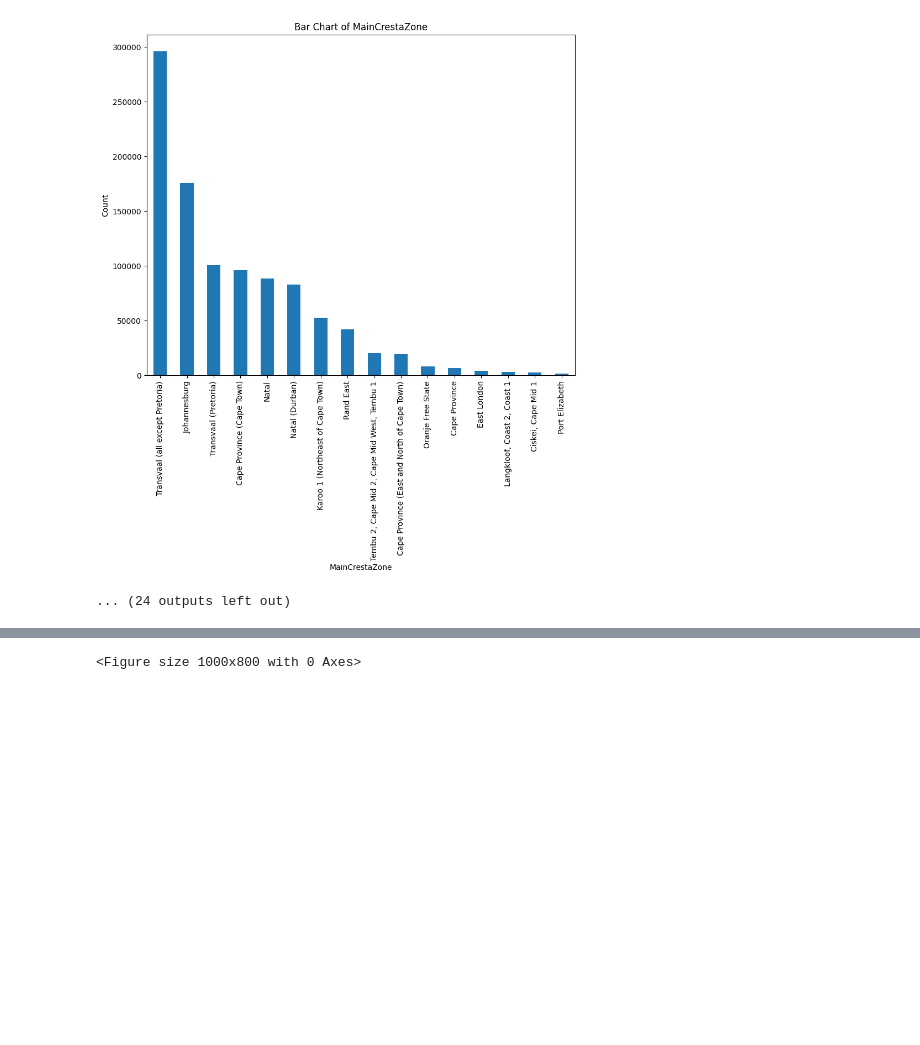
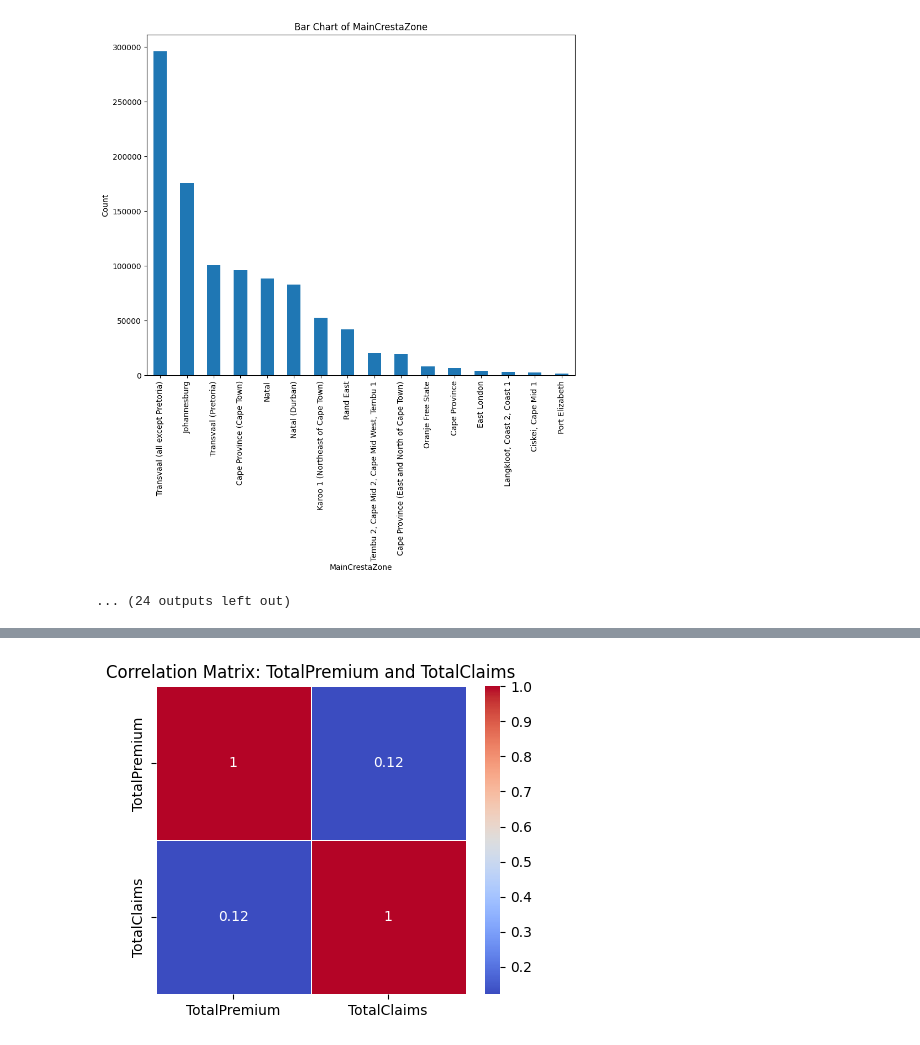
Before and after one commit to bef898/-Insurance-Claim-Analysis, a Jupyter notebook: notebooks/eda.ipynb, the cells around one changed output, grey strips where cells are left out. Cells and saved outputs as stored; diff of their text form; code cells hidden in the pictures; blank space fills up the shorter version.

```diff
--- a/notebooks/eda.ipynb
+++ b/notebooks/eda.ipynb
@@ -123,5 +123,6 @@ EDA.plot_bar_charts(categorical_columns)
 [figure]
 ... (24 outputs left out)
 # %%
-EDA.plot_correlation_matrix()
+EDA.plot_correlation_matrix('TotalPremium',
+       'TotalClaims')
 # %% [output]
@@ -129 +129 @@ ValueError: could not convert string to float: '2015-03-01 00:00:00'
-<Figure size 1000x800 with 0 Axes>
+[figure, added]
```
Also changed, not shown: parts of 4 cells of this notebook.
